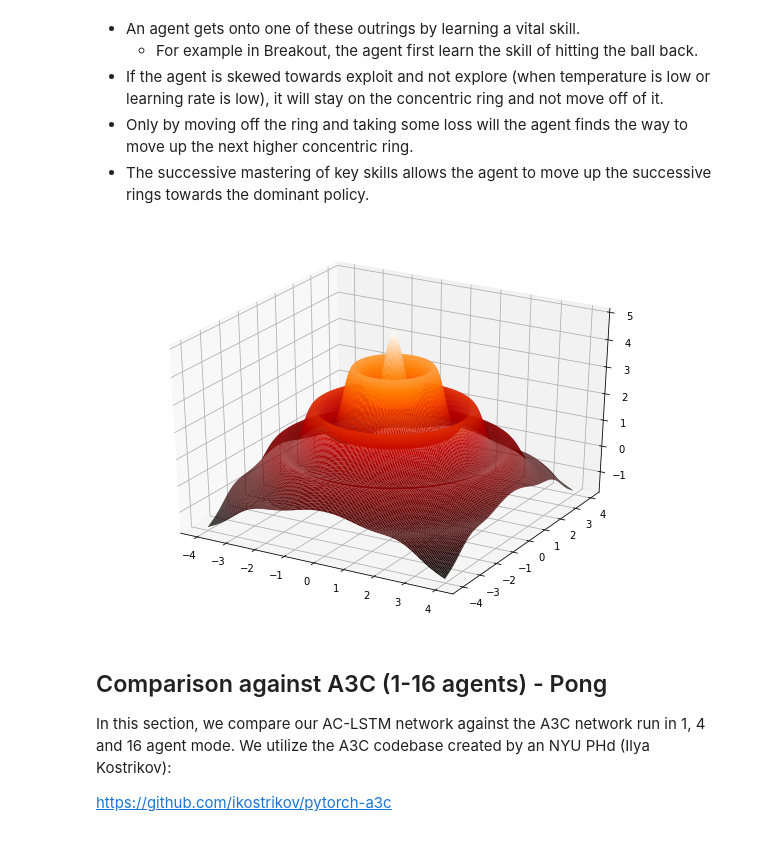
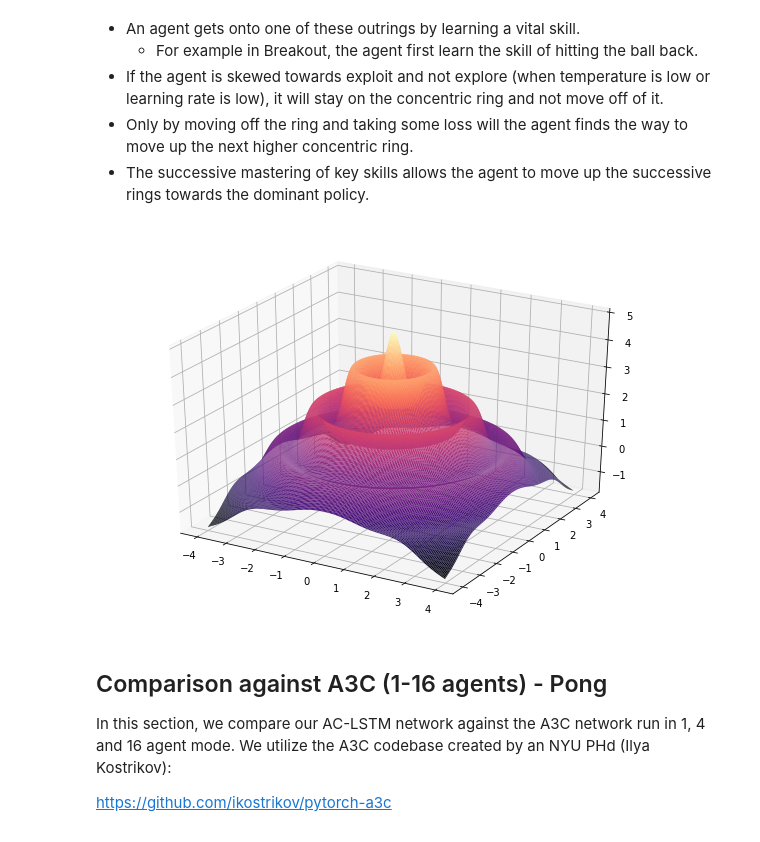
Before and after one commit to LUKELIEM/actor-critic, a Jupyter notebook: AC-LSTM.ipynb, the cells around one changed output. Drawn from its saved outputs; the diff is of its cells as text; code cells hidden in the pictures.

```diff
--- a/AC-LSTM.ipynb
+++ b/AC-LSTM.ipynb
@@ -735,20 +814,20 @@ While we have no mathematical proof of this, we believe the policy manifold (if
 # %%
 from mpl_toolkits.mplot3d import Axes3D
 #Create some data to plot.
 y,x = np.mgrid[-4.:4.:.02, -4.:4.:.02]
 
 r = np.sqrt(x**2 + y**2)
 
 # z = np.exp((-x**2 - y**2)/1.2)*np.cos(2*np.pi*r/0.8)+np.exp((4.0-r)/6.0)
 z = np.exp((-x**2 - y**2)/10)*np.cos(2*np.pi*r/1.2) + (4.0-r)
 
 # plot data (x,y,z)
 fig = plt.figure(figsize=(10, 7))
 ax = fig.add_subplot(111, projection='3d')
-ax.plot_surface(x, y, z, rstride=2, cstride=2, shade=False, cmap="gist_heat")
+ax.plot_surface(x, y, z, rstride=2, cstride=2, shade=False, cmap="magma")
 plt.show()
 # %% [output]
-[figure, old version]
+[figure, new version]
 # %% [markdown]
 ## Comparison against A3C (1-16 agents) - Pong
 
```
Also changed, not shown: parts of 8 cells of this notebook, 5 other files.
